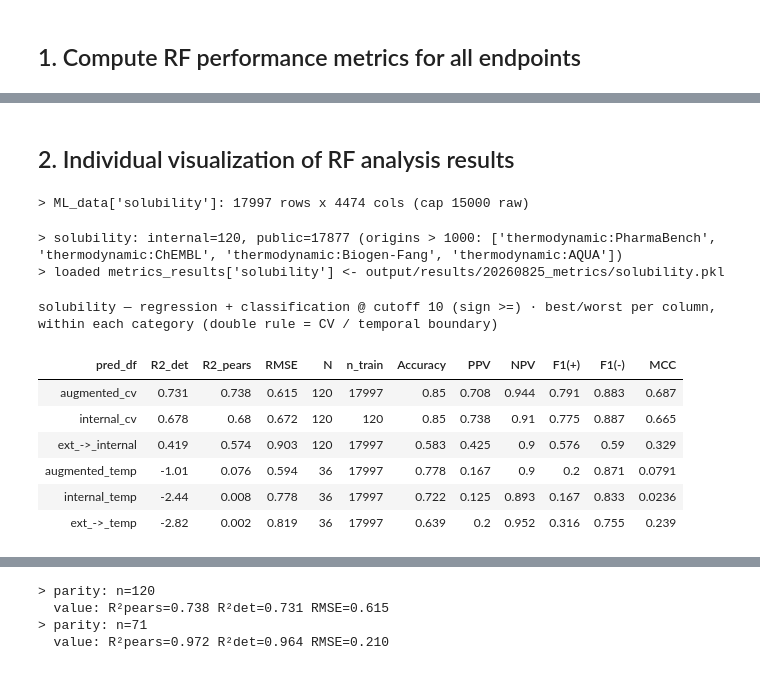
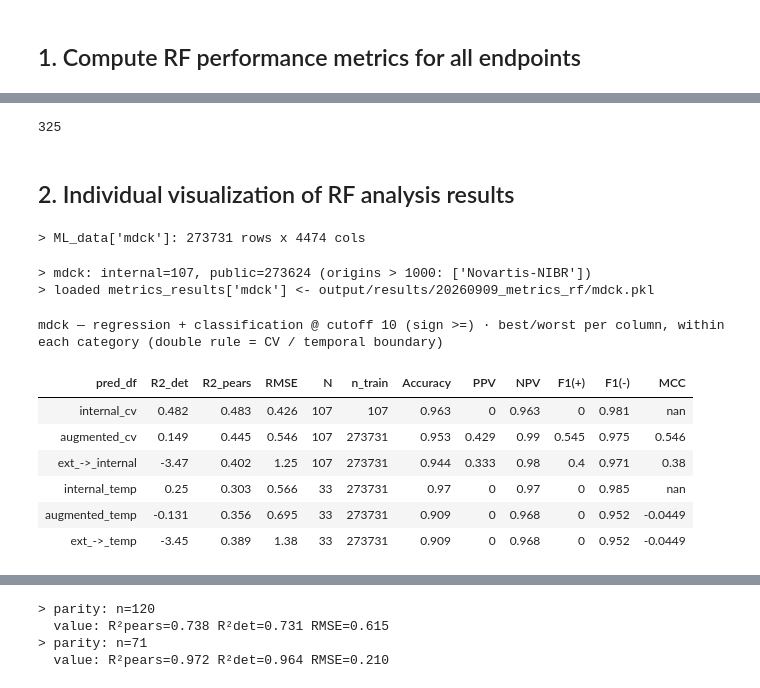
Before and after one commit to gtamo39/ADME_ML, a Jupyter notebook: vignettes/Multitask_adme_preds.ipynb, the cells around one changed output, grey strips where cells are left out. Cells and saved outputs as stored; diff of their text form; code cells hidden in the pictures.

```diff
--- a/vignettes/Multitask_adme_preds.ipynb
+++ b/vignettes/Multitask_adme_preds.ipynb
@@ -277,30 +277,38 @@ for k in endpoints:
+# %%
+cmps = []
+ks   = ['solubility', 'logd', 'mdck', 'hlm', 'mlm', 'rlm', 'caco2', 'ppb']
+for k in ks:
+    cmps += list(output.metrics_results[k]['augmented_cv_preddf']['compound'])
+len(set(cmps))
+# %% [output]
+325
 # %%
 # _ = endpoint_metrics_table_from_dict(output.metrics_results[k], k)
 # %% [markdown]
 ## 2. Individual visualization of RF analysis results
 # %%
-k        = ['solubility', 'logd', 'mdck', 'hlm', 'mlm', 'rlm', 'caco2', 'ppb'][0]
+k        = ['solubility', 'logd', 'mdck', 'hlm', 'mlm', 'rlm', 'caco2', 'ppb'][2]
 data.build_ML_data_RF(params, k=k)
 assert stats_tools.check_ML_data(data.ML_data[k], extra_meta_cols=('source', 'origin'),verbose=False)
 data.get_internal_public_sets(k, min_n=1000)
 data.select_best_combo_and_update(params, k)   # combo = BEST_PUBLIC[k] origins present in data.origins
 
 METRICS_PKL = os.path.join(params.METRICS_PKL_RF_DIR, k + '.pkl')
 # METRICS_PKL = 'output/results/tmp/'+k+'.pkl'
 output.assess_predictions(data, METRICS_PKL)   # compute-or-load the 6 arms -> output.metrics_results[k]
 _ = endpoint_metrics_table_from_dict(output.metrics_results[k], k)
 # %% [output]
-> ML_data['solubility']: 17997 rows x 4474 cols (cap 15000 raw)
+> ML_data['mdck']: 273731 rows x 4474 cols
-> solubility: internal=120, public=17877 (origins > 1000: ['thermodynamic:PharmaBench', 'thermodynamic:ChEMBL', 'thermodynamic:Biogen-Fang', 'thermodynamic:AQUA'])
-> loaded metrics_results['solubility'] <- output/results/20260825_metrics/solubility.pkl
+> mdck: internal=107, public=273624 (origins > 1000: ['Novartis-NIBR'])
+> loaded metrics_results['mdck'] <- output/results/20260909_metrics_rf/mdck.pkl
-solubility — regression + classification @ cutoff 10 (sign >=) · best/worst per column, within each category (double rule = CV / temporal boundary)
+mdck — regression + classification @ cutoff 10 (sign >=) · best/worst per column, within each category (double rule = CV / temporal boundary)
 | pred_df | R2_det | R2_pears | RMSE | N | n_train | Accuracy | PPV | NPV | F1(+) | F1(-) | MCC |
-| augmented_cv | 0.731 | 0.738 | 0.615 | 120 | 17997 | 0.85 | 0.708 | 0.944 | 0.791 | 0.883 | 0.687 |
-| internal_cv | 0.678 | 0.68 | 0.672 | 120 | 120 | 0.85 | 0.738 | 0.91 | 0.775 | 0.887 | 0.665 |
-| ext_->_internal | 0.419 | 0.574 | 0.903 | 120 | 17997 | 0.583 | 0.425 | 0.9 | 0.576 | 0.59 | 0.329 |
-| augmented_temp | -1.01 | 0.076 | 0.594 | 36 | 17997 | 0.778 | 0.167 | 0.9 | 0.2 | 0.871 | 0.0791 |
-| internal_temp | -2.44 | 0.008 | 0.778 | 36 | 17997 | 0.722 | 0.125 | 0.893 | 0.167 | 0.833 | 0.0236 |
-| ext_->_temp | -2.82 | 0.002 | 0.819 | 36 | 17997 | 0.639 | 0.2 | 0.952 | 0.316 | 0.755 | 0.239 |
+| internal_cv | 0.482 | 0.483 | 0.426 | 107 | 107 | 0.963 | 0 | 0.963 | 0 | 0.981 | nan |
+| augmented_cv | 0.149 | 0.445 | 0.546 | 107 | 273731 | 0.953 | 0.429 | 0.99 | 0.545 | 0.975 | 0.546 |
+| ext_->_internal | -3.47 | 0.402 | 1.25 | 107 | 273731 | 0.944 | 0.333 | 0.98 | 0.4 | 0.971 | 0.38 |
+| internal_temp | 0.25 | 0.303 | 0.566 | 33 | 273731 | 0.97 | 0 | 0.97 | 0 | 0.985 | nan |
+| augmented_temp | -0.131 | 0.356 | 0.695 | 33 | 273731 | 0.909 | 0 | 0.968 | 0 | 0.952 | -0.0449 |
+| ext_->_temp | -3.45 | 0.389 | 1.38 | 33 | 273731 | 0.909 | 0 | 0.968 | 0 | 0.952 | -0.0449 |
 # %%
 ## compare the 4 confidence variants: each conf_* vs |residual| (good = high confidence -> low error)
 to_plot   = 'augmented_cv' # 'internal_cv' # 'ext_->_internal' #       'augmented_temp' #
```
Also changed, not shown: parts of 12 cells of this notebook, 12 other files.
